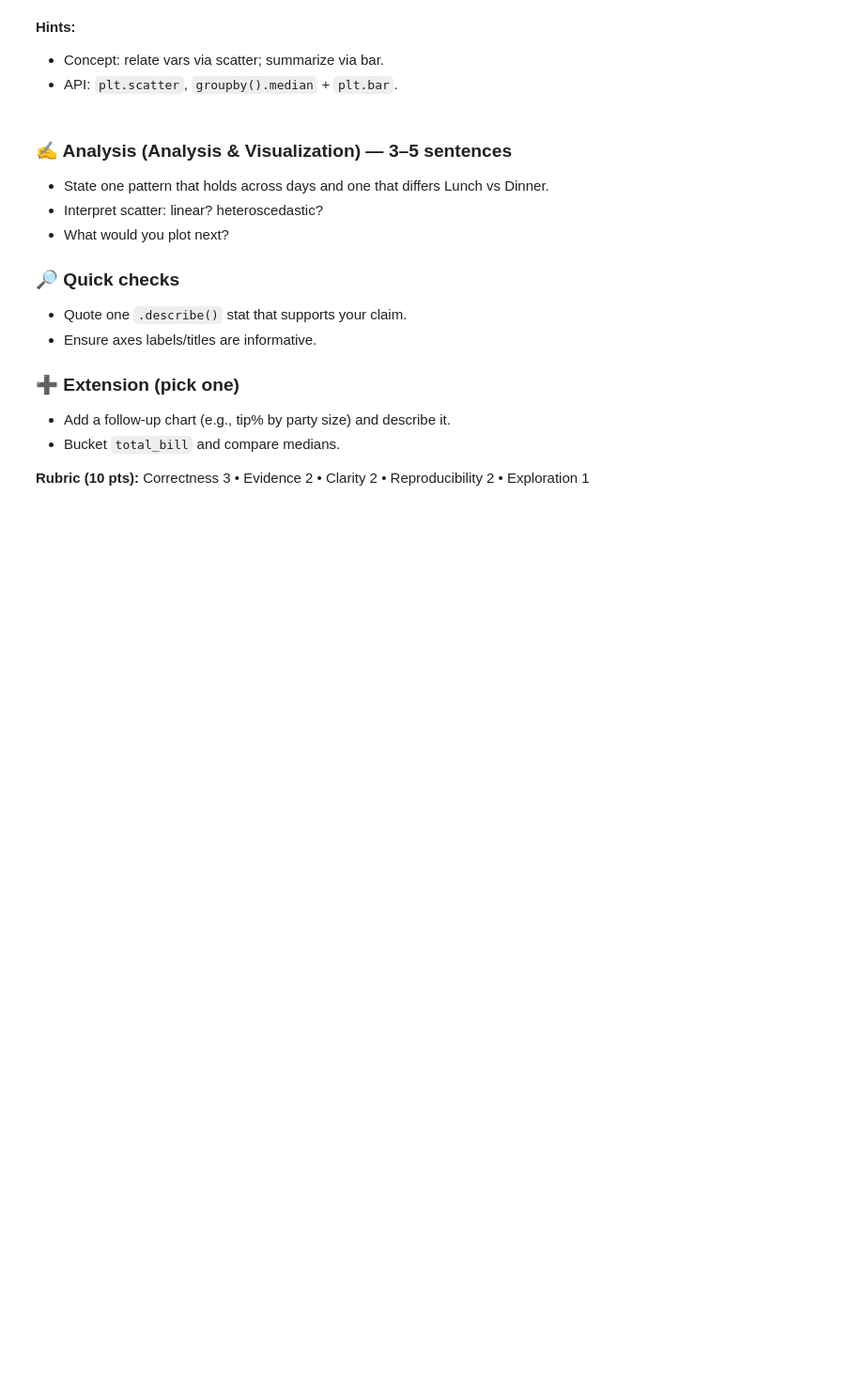
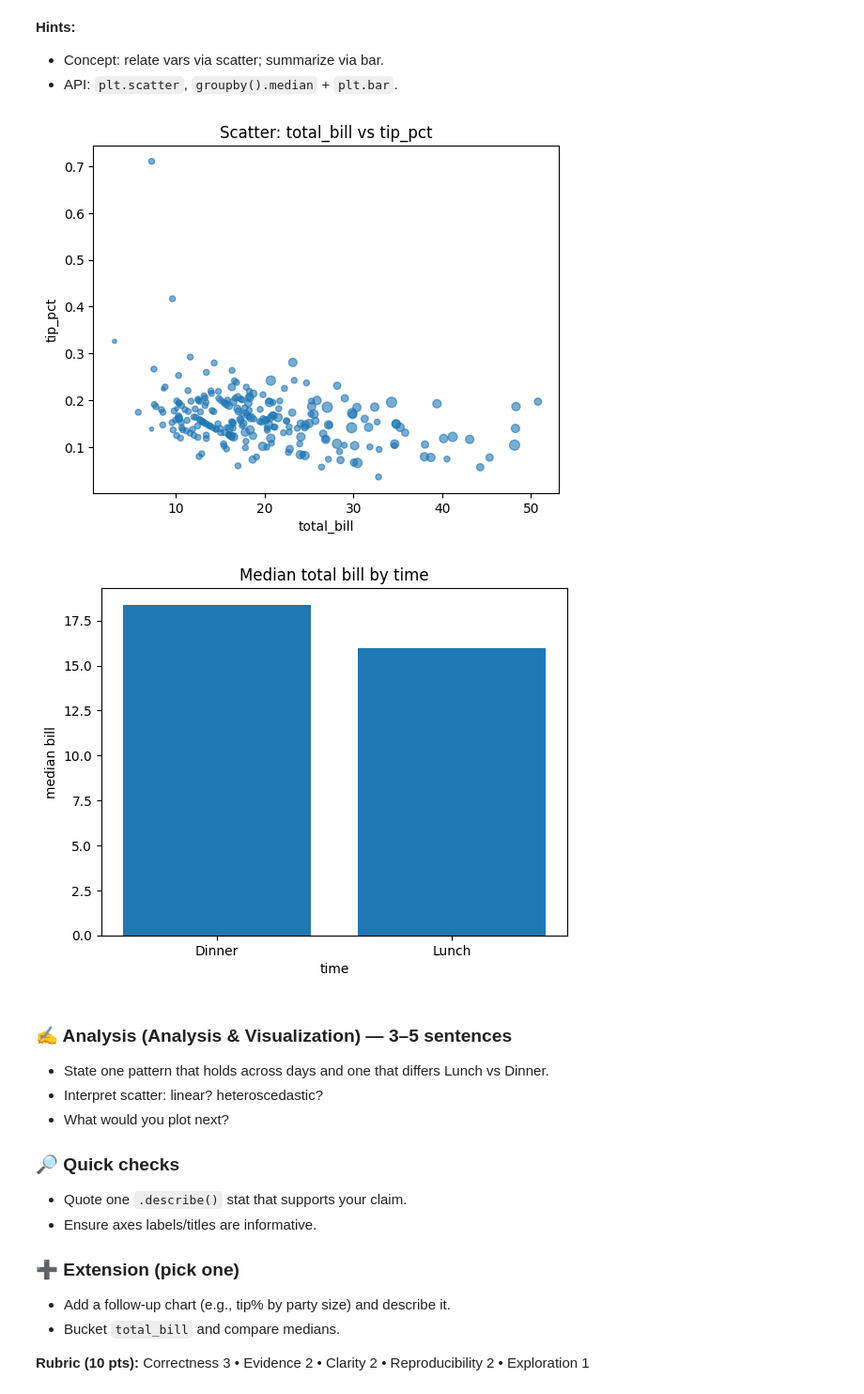
Before and after one commit to KommanaboyinaPraveenKumar/lab_ml, a Jupyter notebook: lab2_AP23110010460.ipynb, the cells around one changed output. Shown at 94% size. Saved outputs shown, nothing was run; the diff lists cells and outputs as text; code cells hidden in the pictures; blank space fills up the shorter version.

```diff
--- a/lab2_AP23110010460.ipynb
+++ b/lab2_AP23110010460.ipynb
@@ -333,3 +337,10 @@ Drop rows where both `tip` & `size` are NaN; fill `size` by rounded mean per `da
 - Plot hist pre/post fill for `tip`.
 
 **Rubric (10 pts):** Correctness 3 • Evidence 2 • Clarity 2 • Reproducibility 2 • Exploration 1
+# %%
+# YOUR WORK: Exercise 3
+
+tips = tips[~(tips['tip'].isna() & tips['size'].isna())].copy()
+mean_size_per_day = tips.groupby('day')['size'].transform(lambda x: round(x.mean() if pd.notna(x.mean()) else 0))
+tips['size'] = tips['size'].fillna(mean_size_per_day).astype('Int64')
+print(tips.isna().sum())
@@ -364,3 +395,13 @@ plt.title('Average tip_pct by day'); plt.xlabel('day'); plt.ylabel('mean tip_pct
+# %%
+# YOUR WORK: Exercise 4
+plt.figure(); plt.scatter(tips['total_bill'], tips['tip_pct'], s=tips['size']*10, alpha=0.6)
+plt.title('Scatter: total_bill vs tip_pct'); plt.xlabel('total_bill'); plt.ylabel('tip_pct'); plt.show()
+med_total_bill = tips.groupby('time')['total_bill'].median()
+plt.figure(); plt.bar(med_total_bill.index.astype(str), med_total_bill.values)
+plt.title('Median total bill by time'); plt.xlabel('time'); plt.ylabel('median bill'); plt.show()
+# %% [output]
+[figure, added]
+[figure, added]
 # %% [markdown]
 ### ✍️ Analysis (Analysis & Visualization) — 3–5 sentences
 - State one pattern that holds across days and one that differs Lunch vs Dinner.
```
Also changed, not shown: parts of 46 cells of this notebook.
